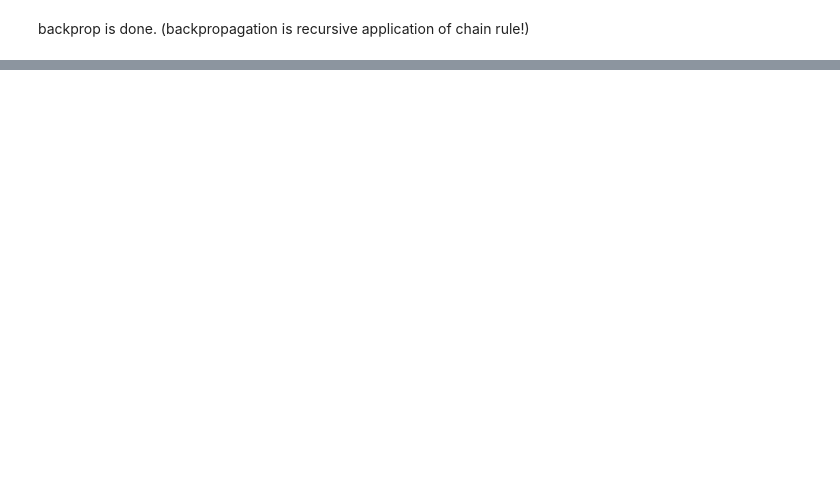
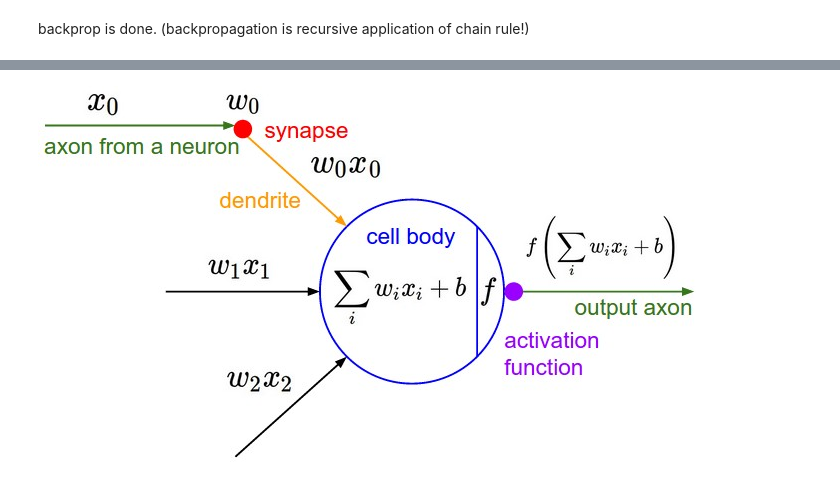
Before and after one commit to NinoRisteski/my_notebooks, a Jupyter notebook: build_micrograd.ipynb, the cells around one changed output, grey strips where cells are left out. Saved outputs shown, nothing was run; the diff lists cells and outputs as text; code cells hidden in the pictures; blank space fills up the shorter version.

Commit message:
micrograd: moving on example 2

```diff
--- a/build_micrograd.ipynb
+++ b/build_micrograd.ipynb
@@ -504,0 +510,4 @@ backprop is done. (backpropagation is recursive application of chain rule!)
+# %%
+Image('micrograd/wb.jpeg')
+# %% [output]
+[figure, added]
```
Also changed, not shown: parts of 1 cell of this notebook, 2 other files.
